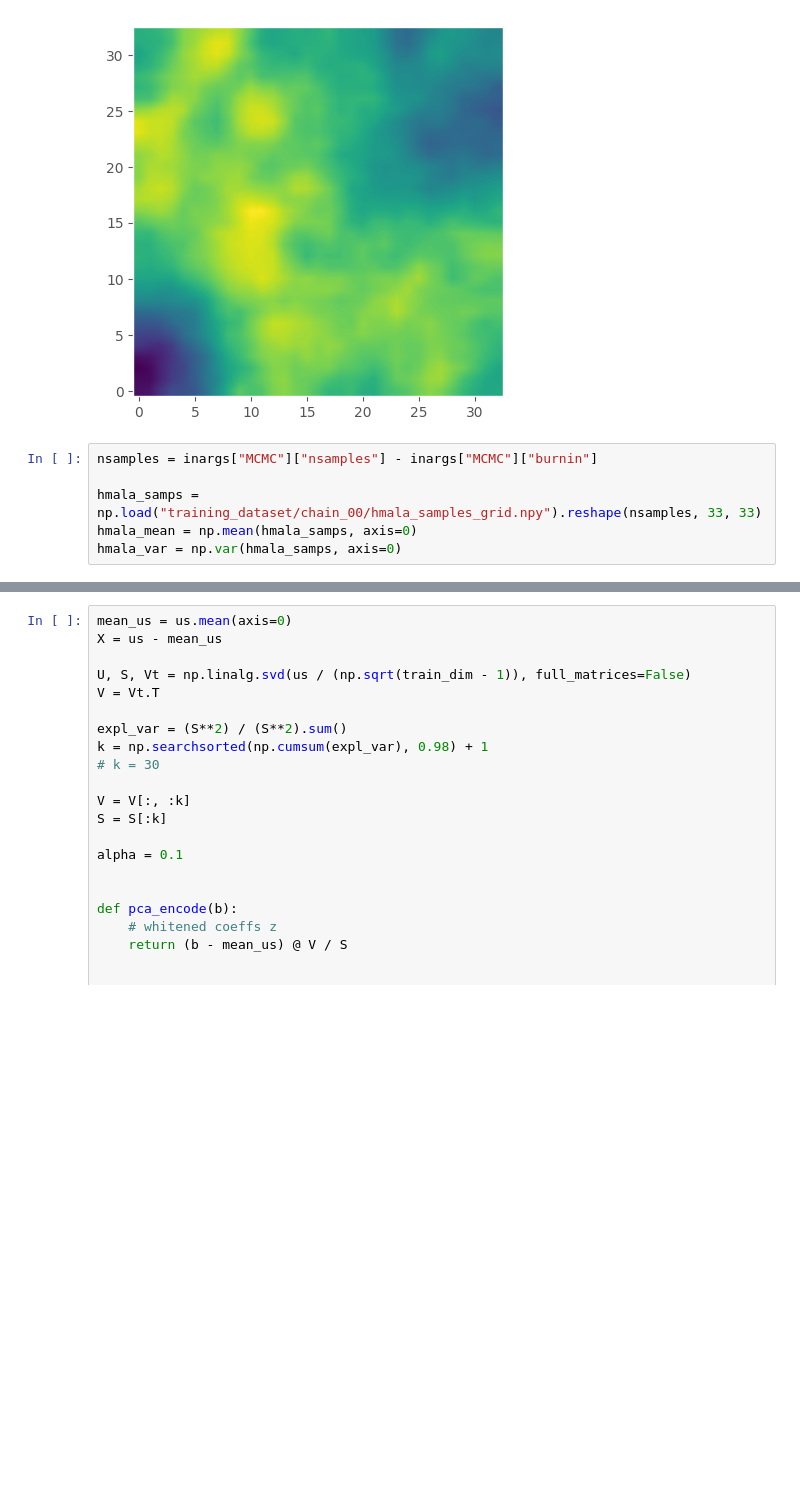
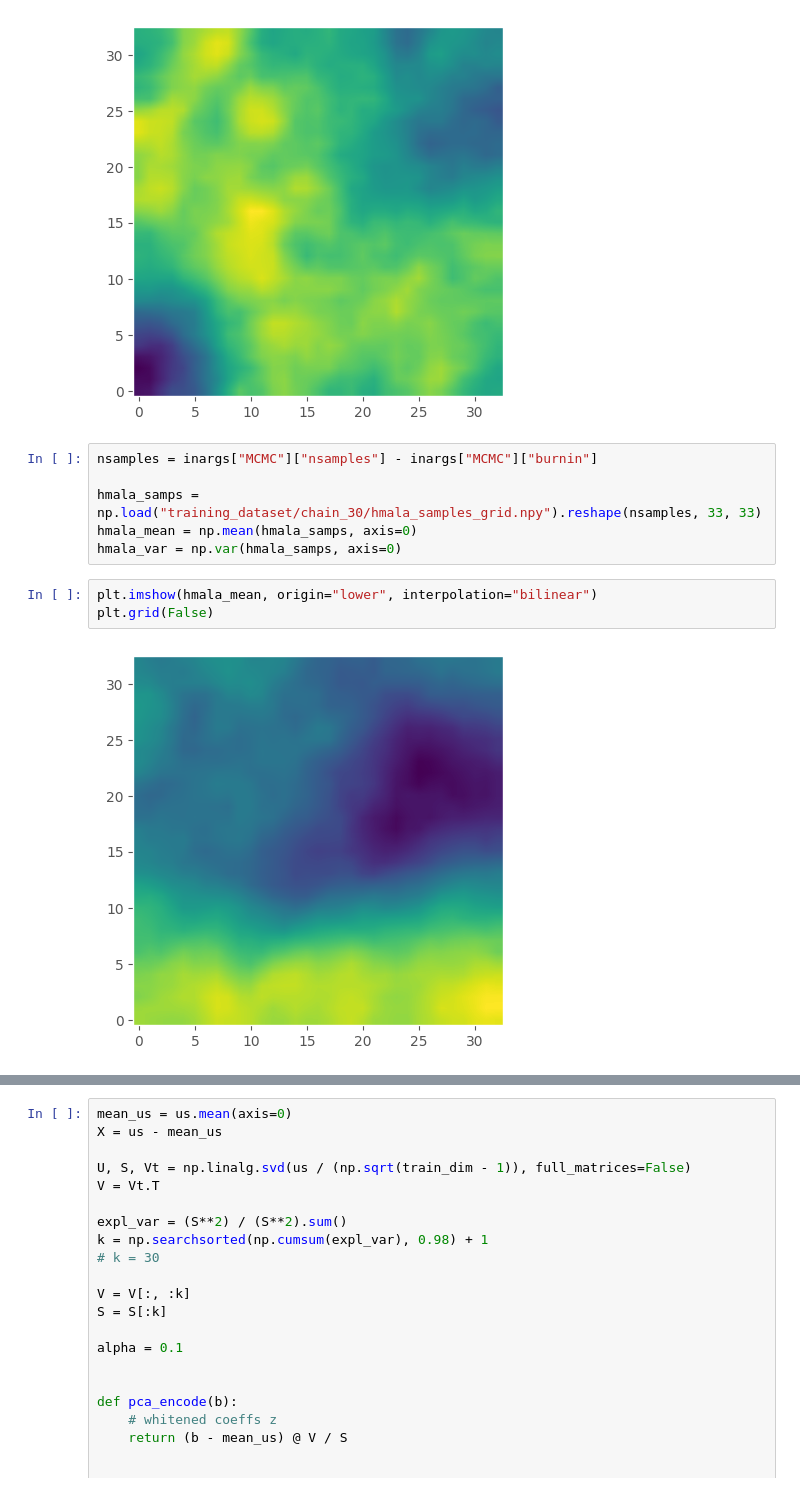
Before and after one commit to abjohnson117/TransportVsMcmcExperiments, a Jupyter notebook: poisson/poisson_test.ipynb, the cells around one changed output, grey strips where cells are left out. Saved outputs shown, nothing was run; the diff lists cells and outputs as text; blank space fills up the shorter version.

```diff
--- a/poisson/poisson_test.ipynb
+++ b/poisson/poisson_test.ipynb
@@ -67,9 +67,14 @@ plt.grid(False)
 # %%
 nsamples = inargs["MCMC"]["nsamples"] - inargs["MCMC"]["burnin"]
 
-hmala_samps = np.load("training_dataset/chain_00/hmala_samples_grid.npy").reshape(nsamples, 33, 33)
+hmala_samps = np.load("training_dataset/chain_30/hmala_samples_grid.npy").reshape(nsamples, 33, 33)
 hmala_mean = np.mean(hmala_samps, axis=0)
 hmala_var = np.var(hmala_samps, axis=0)
+# %%
+plt.imshow(hmala_mean, origin="lower", interpolation="bilinear")
+plt.grid(False)
+# %% [output]
+[figure, added]
 # %%
 plt.imshow(hmala_var, origin="lower", interpolation="bilinear")
 plt.grid(False)
```
Also changed, not shown: parts of 4 cells of this notebook, 3 other files.
